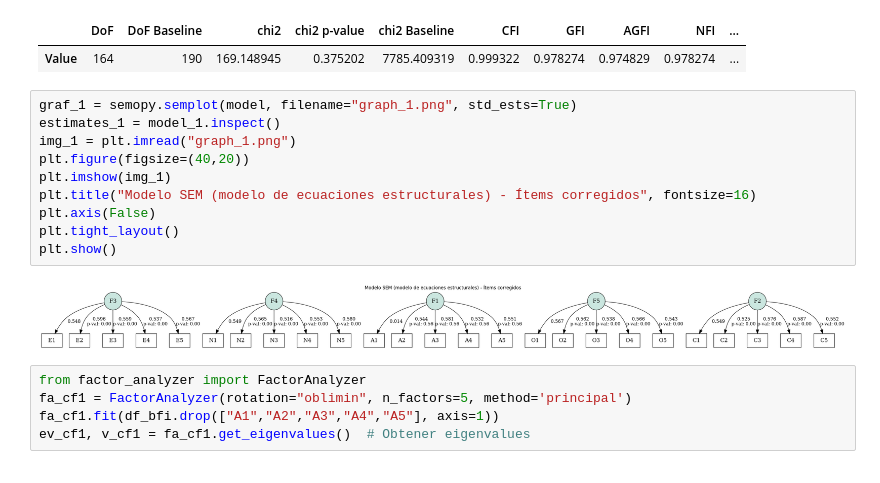
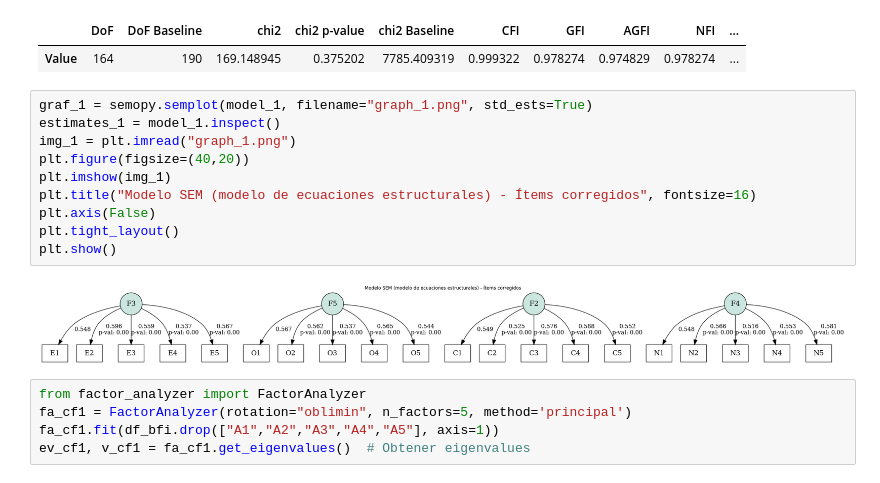
Before and after one commit to Leonard0711/statistics, a Jupyter notebook: statistics_py/afe_afc.ipynb, the cells around one changed output. Drawn from its saved outputs; the diff is of its cells as text.

```diff
--- a/statistics_py/afe_afc.ipynb
+++ b/statistics_py/afe_afc.ipynb
@@ -575,17 +575,17 @@ stats
 |  | DoF | DoF Baseline | chi2 | chi2 p-value | chi2 Baseline | CFI | GFI | AGFI | NFI | ... |
 | Value | 164 | 190 | 169.148945 | 0.375202 | 7785.409319 | 0.999322 | 0.978274 | 0.974829 | 0.978274 | ... |
 # %%
-graf_1 = semopy.semplot(model, filename="graph_1.png", std_ests=True)
+graf_1 = semopy.semplot(model_1, filename="graph_1.png", std_ests=True)
 estimates_1 = model_1.inspect()
 img_1 = plt.imread("graph_1.png")
 plt.figure(figsize=(40,20))
 plt.imshow(img_1)
 plt.title("Modelo SEM (modelo de ecuaciones estructurales) - Ítems corregidos", fontsize=16)
 plt.axis(False)
 plt.tight_layout()
 plt.show()
 # %% [output]
-[figure, old version]
+[figure, new version]
 # %%
 from factor_analyzer import FactorAnalyzer
 fa_cf1 = FactorAnalyzer(rotation="oblimin", n_factors=5, method='principal')
```
Also changed, not shown: 1 other file.
